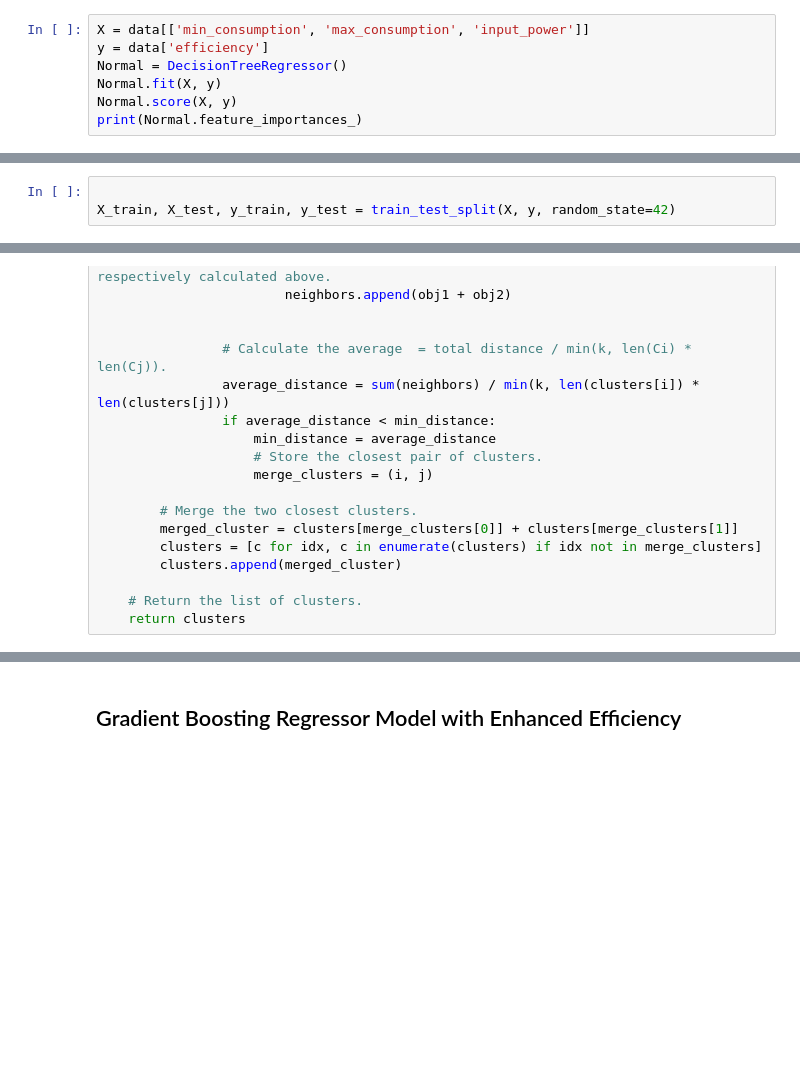
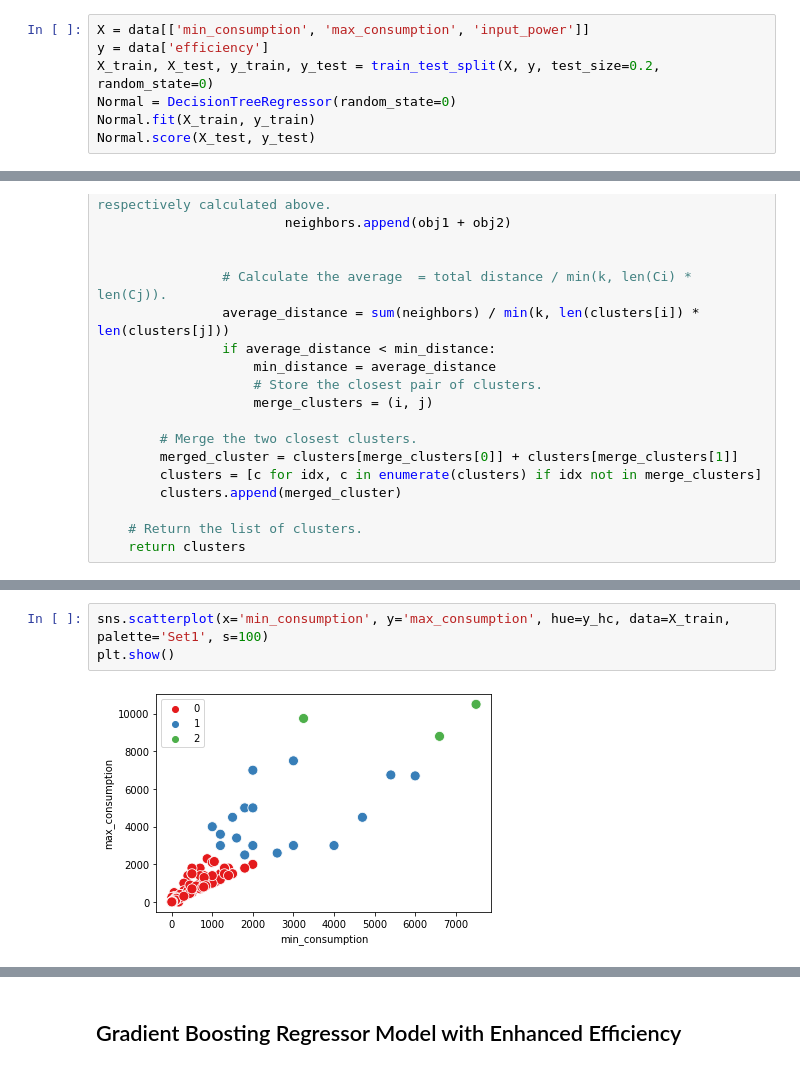
Before and after one commit to Xer0bit/Energy-Efficiency-Enhancement, a Jupyter notebook: Train.ipynb, the cells around one changed output, grey strips where cells are left out. Saved outputs shown, nothing was run; the diff lists cells and outputs as text; blank space fills up the shorter version.

```diff
--- a/Train.ipynb
+++ b/Train.ipynb
@@ -133,8 +138,8 @@ data.head()
 # %%
 X = data[['min_consumption', 'max_consumption', 'input_power']]
 y = data['efficiency']
-Normal = DecisionTreeRegressor()
-Normal.fit(X, y)
-Normal.score(X, y)
-print(Normal.feature_importances_)
+X_train, X_test, y_train, y_test = train_test_split(X, y, test_size=0.2, random_state=0)
+Normal = DecisionTreeRegressor(random_state=0)
+Normal.fit(X_train, y_train)
+Normal.score(X_test, y_test)
 # %% [output]
@@ -148,6 +151,3 @@ y = data['Enhanced_efficiency']
-# %%
-
-X_train, X_test, y_train, y_test = train_test_split(X, y, random_state=42)
 # %% [markdown]
 ## Hariarchical clustering
 # %%
@@ -285,0 +275,5 @@ plt.show()
+# %%
+sns.scatterplot(x='min_consumption', y='max_consumption', hue=y_hc, data=X_train, palette='Set1', s=100)
+plt.show()
+# %% [output]
+[figure, added]
```
Also changed, not shown: parts of 12 cells of this notebook.
